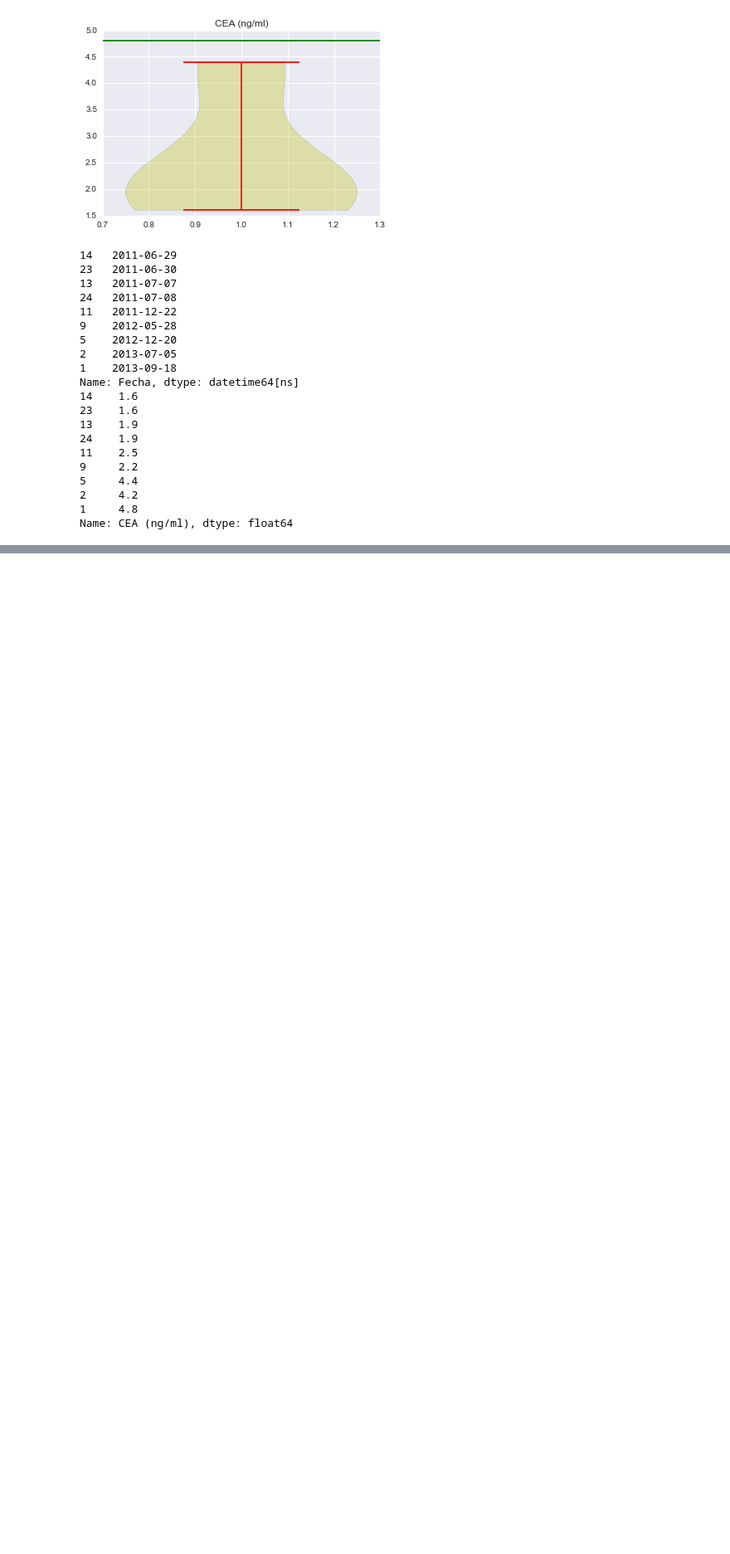
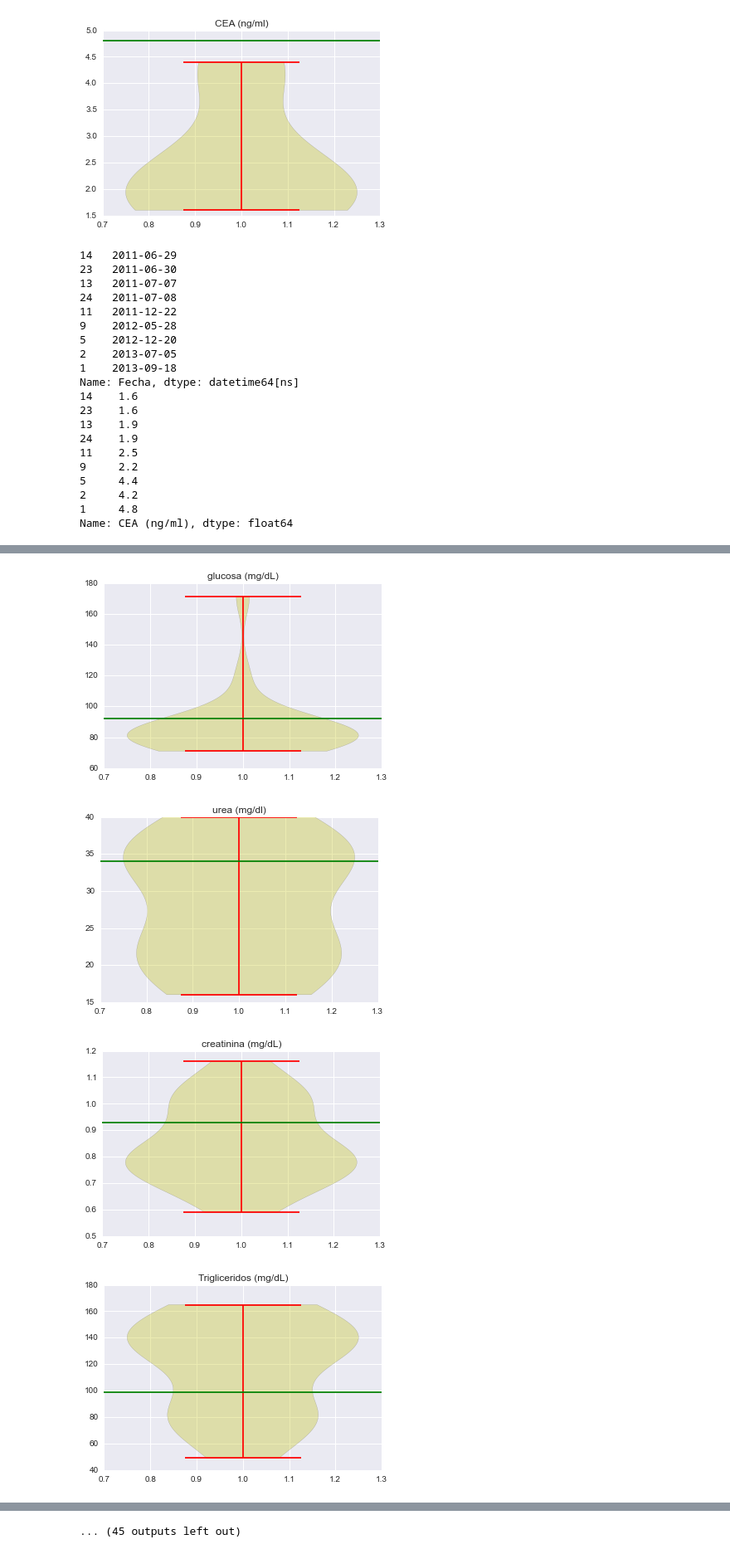
Before and after one commit to oiertwo/vampyr, a Jupyter notebook: notebooks/Blots.ipynb, the cells around one changed output, grey strips where cells are left out. Shown at 83% size. Saved outputs shown, nothing was run; the diff lists cells and outputs as text; code cells hidden in the pictures; blank space fills up the shorter version.

```diff
--- a/notebooks/Blots.ipynb
+++ b/notebooks/Blots.ipynb
@@ -99,0 +136,19 @@ Name: CEA (ng/ml), dtype: float64
+# %%
+for i in np.arange(4,110,1):
+    try:
+        colname = data.columns[i]
+        m = data[colname]
+        mask = (m.isnull() == False)
+        y = data[colname][mask]
+        x = data["Fecha"][mask]
+        plt.violinplot(y.values[:-1])
+        plt.title(colname)
+        plt.axhline(y.values[-1], color="g")
+        plt.show()
+    except:
+        pass
+# %% [output]
+[figure, added]
+[figure, added]
+[figure, added]
+[figure, added]
@@ -99,0 +163 @@ Name: CEA (ng/ml), dtype: float64
+... (45 outputs left out)
```
Also changed, not shown: parts of 3 cells of this notebook.
